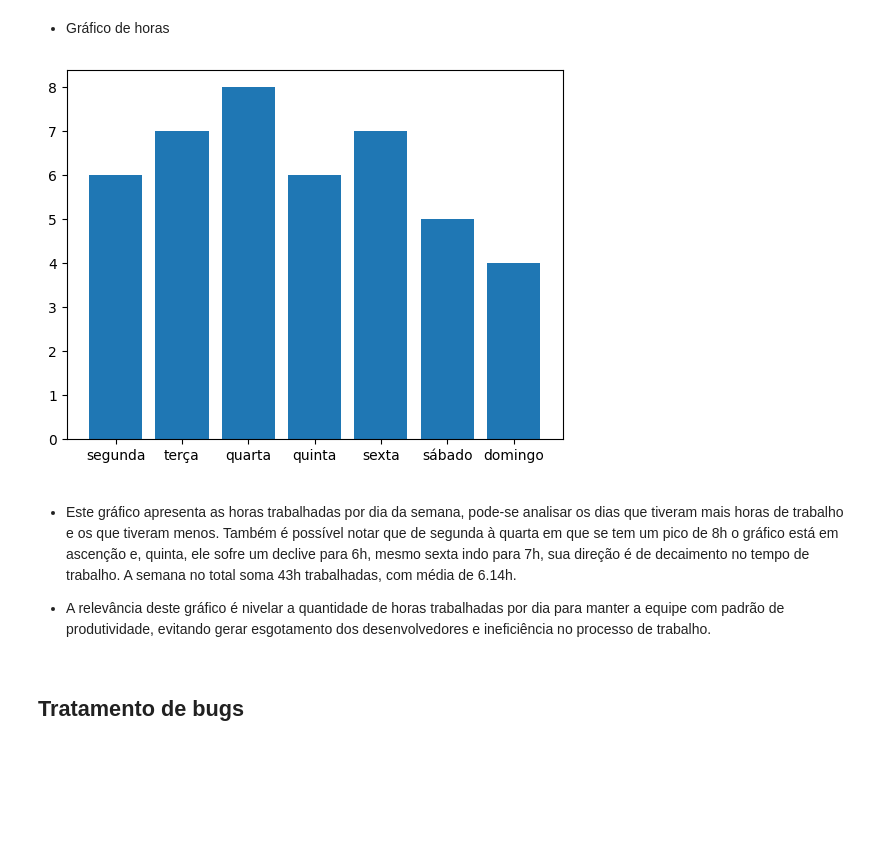
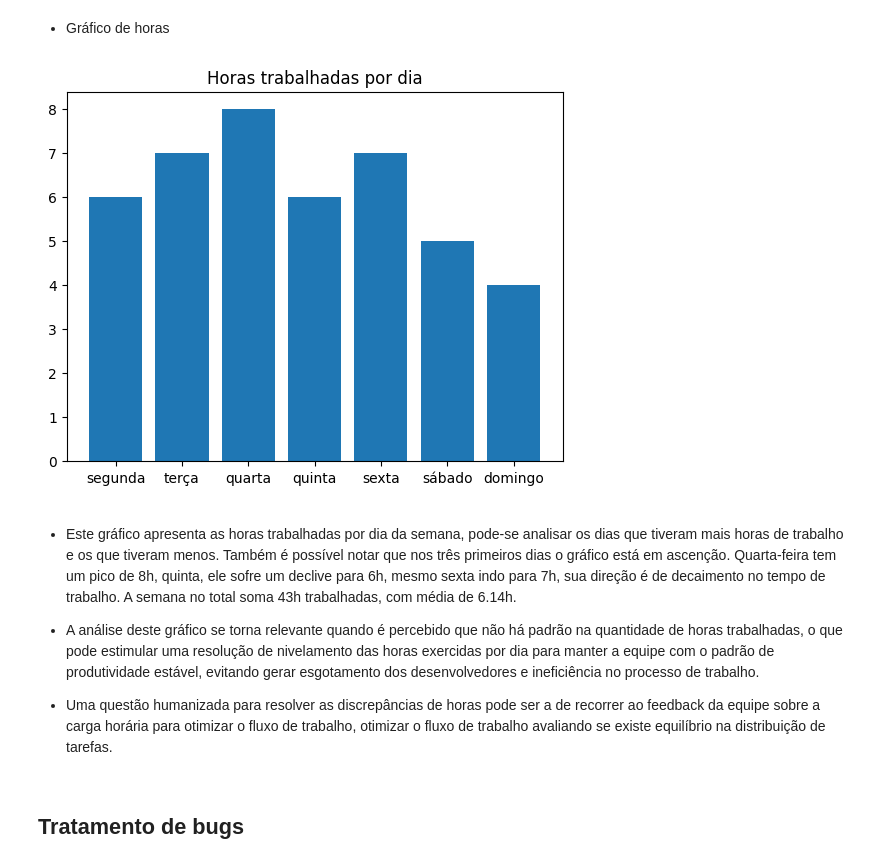
Before and after one commit to mathuscm/Projeto_M4_Relatorio-de-Progresso, a Jupyter notebook: projeto_m4_individual.ipynb, the cells around one changed output. Saved outputs shown, nothing was run; the diff lists cells and outputs as text; code cells hidden in the pictures; blank space fills up the shorter version.

Commit message:
Refinando insights
Expansão das análises no intuito de maior solubilidade

```diff
--- a/projeto_m4_individual.ipynb
+++ b/projeto_m4_individual.ipynb
@@ -49,18 +49,18 @@ Média de horas trabalhadas: 6.14
 # %%
 x = ['segunda', 'terça', 'quarta', 'quinta','sexta', 'sábado','domingo']
 y = [6, 7, 8, 6, 7, 5, 4]
 
+plt.title('Horas trabalhadas por dia')
 plt.bar(x, y)
 plt.show()
 # %% [output]
-[figure, old version]
+[figure, new version]
 # %% [markdown]
-- Este gráfico apresenta as horas trabalhadas por dia da semana, pode-se analisar os dias que tiveram mais horas de trabalho e os que tiveram menos.
-Também é possível notar que de segunda à quarta em que se tem um pico de 8h o gráfico está em ascenção e, quinta,
-ele sofre um declive para 6h, mesmo sexta indo para 7h, sua direção é de decaimento no tempo de trabalho. A semana no total soma 43h trabalhadas,
-com média de 6.14h.
+- Este gráfico apresenta as horas trabalhadas por dia da semana, pode-se analisar os dias que tiveram mais horas de trabalho e os que tiveram menos. Também é possível notar que nos três primeiros dias o gráfico está em ascenção. Quarta-feira tem um pico de 8h, quinta, ele sofre um declive para 6h, mesmo sexta indo para 7h, sua direção é de decaimento no tempo de trabalho. A semana no total soma 43h trabalhadas, com média de 6.14h.
 
-- A relevância deste gráfico é nivelar a quantidade de horas trabalhadas por dia para manter a equipe com padrão de produtividade, evitando gerar esgotamento dos desenvolvedores e ineficiência no processo de trabalho.
+- A análise deste gráfico se torna relevante quando é percebido que não há padrão na quantidade de horas trabalhadas, o que pode estimular uma resolução de nivelamento das horas exercidas por dia para manter a equipe com o padrão de produtividade estável, evitando gerar esgotamento dos desenvolvedores e ineficiência no processo de trabalho.
+
+- Uma questão humanizada para resolver as discrepâncias de horas pode ser a de recorrer ao feedback da equipe sobre a carga horária para otimizar o fluxo de trabalho, otimizar o fluxo de trabalho avaliando se existe equilíbrio na distribuição de tarefas.
 # %% [markdown]
 
 ## **Tratamento de bugs**
```
Also changed, not shown: parts of 6 cells of this notebook.
